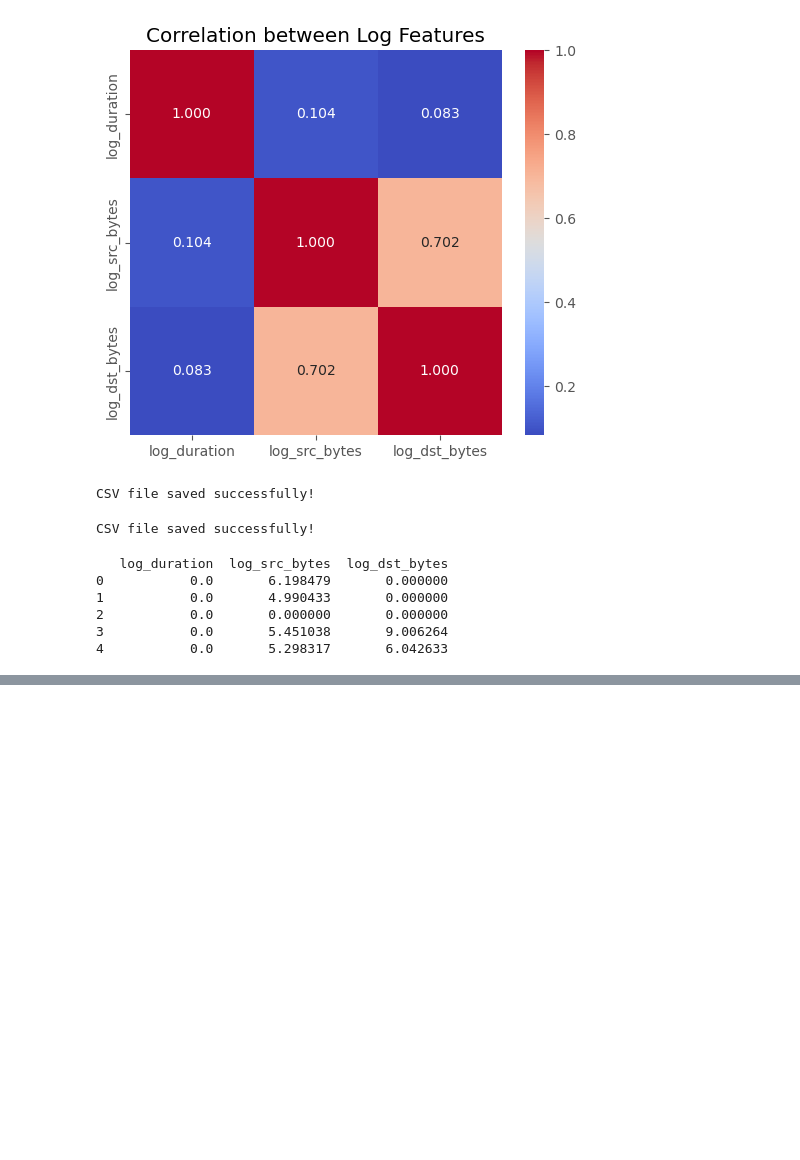
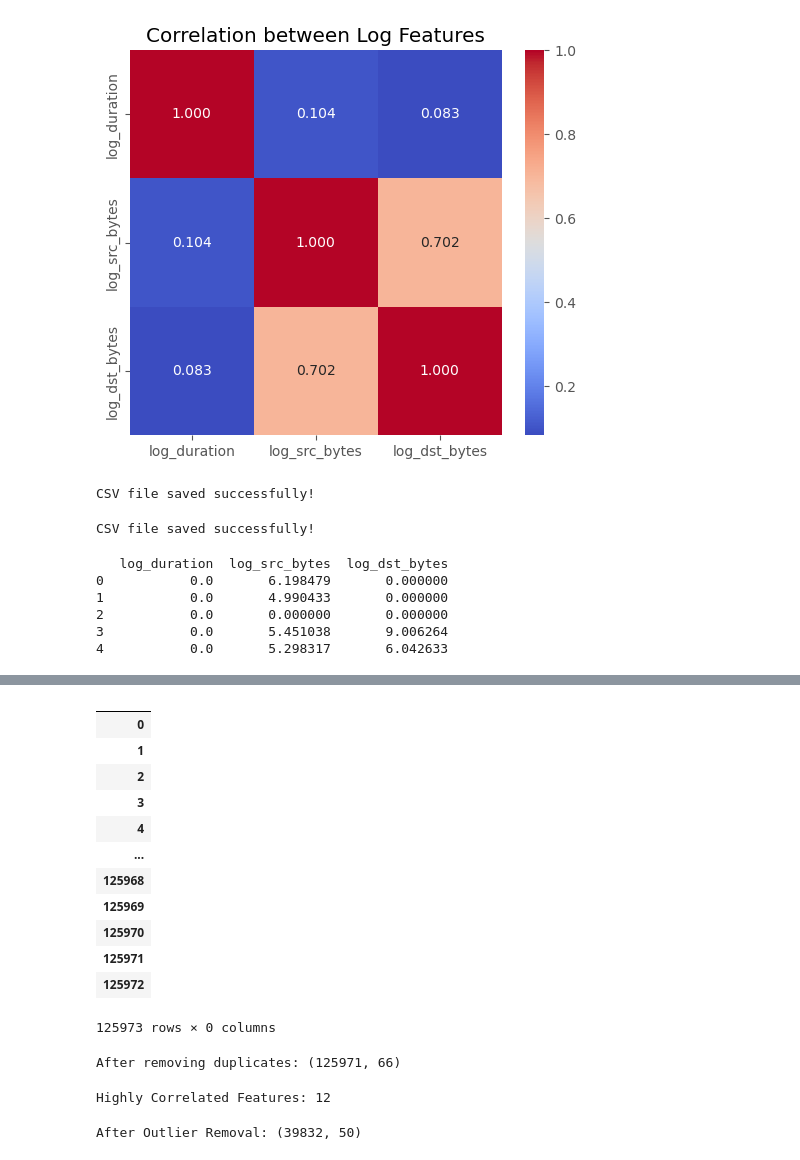
Before and after one commit to mailech/SentinelNet-AI-Powered-Network-Intrusion-Detection-System-, a Jupyter notebook: SentinelNet-AI-Powered-Network-Intrusion-Detection-System--main/Feature-Engineering.ipynb, the cells around one changed output, grey strips where cells are left out. Drawn from its saved outputs; the diff is of its cells as text; code cells hidden in the pictures; blank space fills up the shorter version.

```diff
--- a/SentinelNet-AI-Powered-Network-Intrusion-Detection-System--main/Feature-Engineering.ipynb
+++ b/SentinelNet-AI-Powered-Network-Intrusion-Detection-System--main/Feature-Engineering.ipynb
@@ -243,0 +323,8 @@ print(check_csv.head())
+# %%
+drop_cols = ['label', 'attack_class', 'difficulty_level', 'is_outlier']
+
+X_train = df_train_encode.drop(columns=drop_cols)
+y_train = df_train_encode['label']
+
+X_test = df_test_encode.drop(columns=drop_cols)
+y_test = df_test_encode['label']
@@ -243,0 +355,59 @@ print(check_csv.head())
+# %%
+X_train.select_dtypes(include='object')
+# %% [output]
+|  |
+| 0 |
+| 1 |
+| 2 |
+| 3 |
+| 4 |
+| ... |
+| 125968 |
+| 125969 |
+| 125970 |
+| 125971 |
+| 125972 |
+125973 rows × 0 columns
+# %%
+df_train_encode = df_train_encode.drop_duplicates()
+
+print("After removing duplicates:", df_train_encode.shape)
+# %% [output]
+After removing duplicates: (125971, 66)
+# %%
+import numpy as np
+corr_matrix = X_train.corr().abs()
+
+upper_triangle = corr_matrix.where(
+    np.triu(np.ones(corr_matrix.shape), k=1).astype(bool)
+)
+to_drop = [column for column in upper_triangle.columns if any(upper_triangle[column] > 0.90)]
+
+print("Highly Correlated Features:", len(to_drop))
+
+X_train = X_train.drop(columns=to_drop)
+X_test = X_test.drop(columns=to_drop)
+# %% [output]
+Highly Correlated Features: 12
+# %%
+def remove_outliers_iqr(df, threshold=1.5):
+    df_clean = df.copy()
+
+    Q1 = df_clean.quantile(0.25)
+    Q3 = df_clean.quantile(0.75)
+    IQR = Q3 - Q1
+
+    mask = ~((df_clean < (Q1 - threshold * IQR)) |
+             (df_clean > (Q3 + threshold * IQR))).any(axis=1)
+
+    return df_clean[mask]
+
+# Apply only on training data
+X_train_clean = remove_outliers_iqr(X_train)
+
+# Align y
+y_train_clean = y_train.loc[X_train_clean.index]
+
+print("After Outlier Removal:", X_train_clean.shape)
+# %% [output]
+After Outlier Removal: (39832, 50)
```
Also changed, not shown: parts of 7 cells of this notebook, 1 other file.
